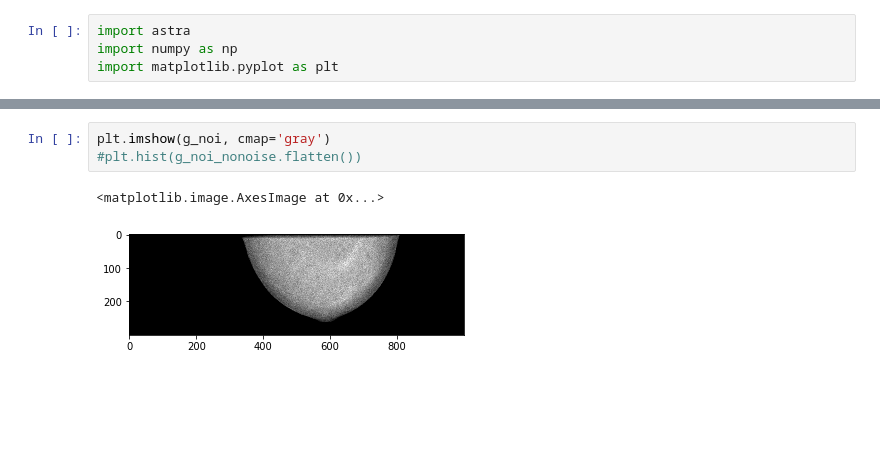
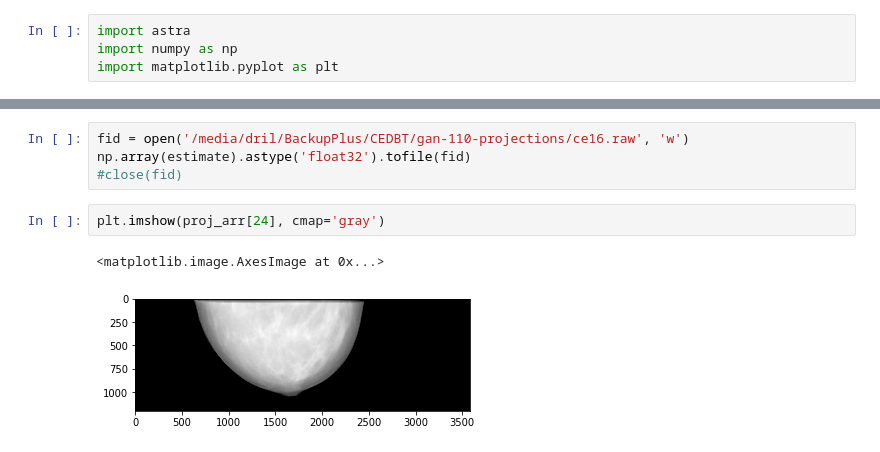
Before and after one commit to PranjalSahu/newrecon, a Jupyter notebook: astra-code.ipynb, the cells around one changed output, grey strips where cells are left out. Saved outputs shown, nothing was run; the diff lists cells and outputs as text; blank space fills up the shorter version.

```diff
--- a/astra-code.ipynb
+++ b/astra-code.ipynb
@@ -1702,6 +1932,9 @@ print(np.sum(g_noi.flatten())/np.count_nonzero(g_noi.flatten()))
+# %%
+fid = open('/media/dril/BackupPlus/CEDBT/gan-110-projections/ce16.raw', 'w')
+np.array(estimate).astype('float32').tofile(fid)
+#close(fid)
 # %%
-plt.imshow(g_noi, cmap='gray')
-#plt.hist(g_noi_nonoise.flatten())
+plt.imshow(proj_arr[24], cmap='gray')
 # %% [output]
 <matplotlib.image.AxesImage at 0x...>
-[figure, old version]
+[figure, new version]
```
Also changed, not shown: parts of 19 cells of this notebook.
